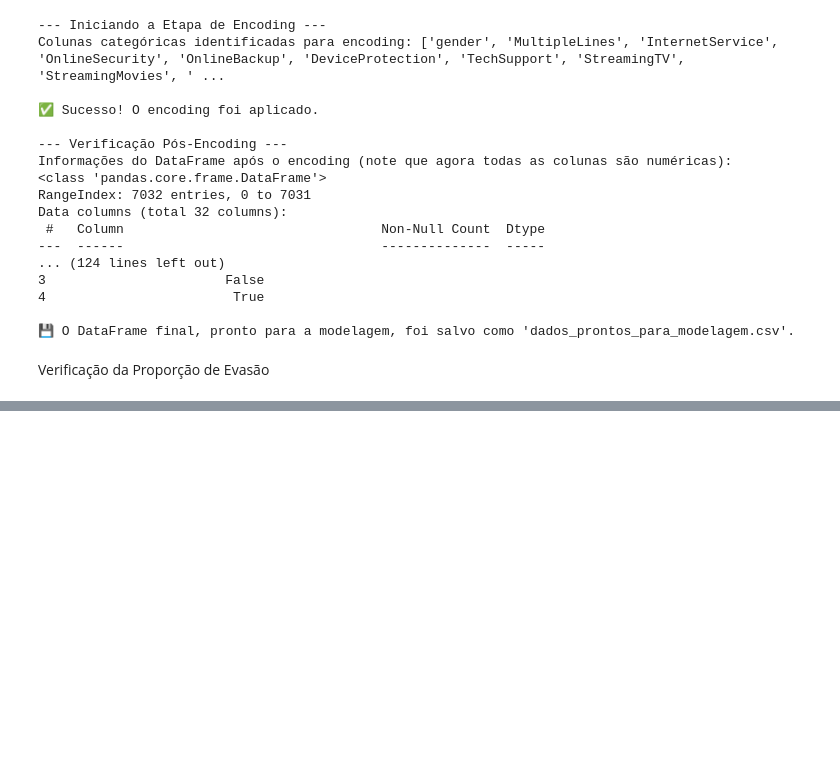
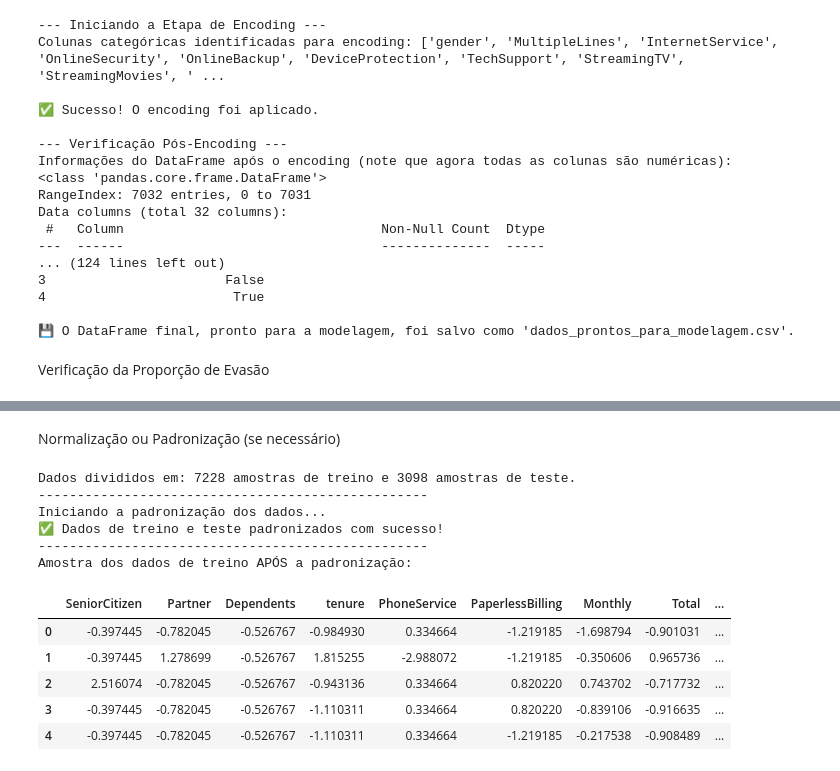
Before and after one commit to jhonatanwsds/TelecomX_BR_Modelagem, a Jupyter notebook: TelecomX_BR_Modelagem.ipynb, the cells around one changed output, grey strips where cells are left out. Cells and saved outputs as stored; diff of their text form; code cells hidden in the pictures; blank space fills up the shorter version.

```diff
--- a/TelecomX_BR_Modelagem.ipynb
+++ b/TelecomX_BR_Modelagem.ipynb
@@ -120,0 +205,43 @@ Verificação da Proporção de Evasão
+# %% [markdown]
+Normalização ou Padronização (se necessário)
+# %%
+from sklearn.model_selection import train_test_split
+from sklearn.preprocessing import StandardScaler
+import pandas as pd
+
+X_train, X_test, y_train, y_test = train_test_split(
+    X_resampled, y_resampled, test_size=0.3, random_state=42
+)
+
+print(f"Dados divididos em: {X_train.shape[0]} amostras de treino e {X_test.shape[0]} amostras de teste.")
+print("-" * 50)
+
+print("Iniciando a padronização dos dados...")
+
+scaler = StandardScaler()
+
+X_train_scaled = scaler.fit_transform(X_train)
+
+X_test_scaled = scaler.transform(X_test)
+
+print("✅ Dados de treino e teste padronizados com sucesso!")
+print("-" * 50)
+
+
+df_treino_scaled = pd.DataFrame(X_train_scaled, columns=X_train.columns)
+
+print("Amostra dos dados de treino APÓS a padronização:")
+display(df_treino_scaled.head())
+# %% [output]
+Dados divididos em: 7228 amostras de treino e 3098 amostras de teste.
+--------------------------------------------------
+Iniciando a padronização dos dados...
+✅ Dados de treino e teste padronizados com sucesso!
+--------------------------------------------------
+Amostra dos dados de treino APÓS a padronização:
+|  | SeniorCitizen | Partner | Dependents | tenure | PhoneService | PaperlessBilling | Monthly | Total | ... |
+| 0 | -0.397445 | -0.782045 | -0.526767 | -0.984930 | 0.334664 | -1.219185 | -1.698794 | -0.901031 | ... |
+| 1 | -0.397445 | 1.278699 | -0.526767 | 1.815255 | -2.988072 | -1.219185 | -0.350606 | 0.965736 | ... |
+| 2 | 2.516074 | -0.782045 | -0.526767 | -0.943136 | 0.334664 | 0.820220 | 0.743702 | -0.717732 | ... |
+| 3 | -0.397445 | -0.782045 | -0.526767 | -1.110311 | 0.334664 | 0.820220 | -0.839106 | -0.916635 | ... |
+| 4 | -0.397445 | -0.782045 | -0.526767 | -1.110311 | 0.334664 | -1.219185 | -0.217538 | -0.908489 | ... |
```
Also changed, not shown: parts of 7 cells of this notebook.
